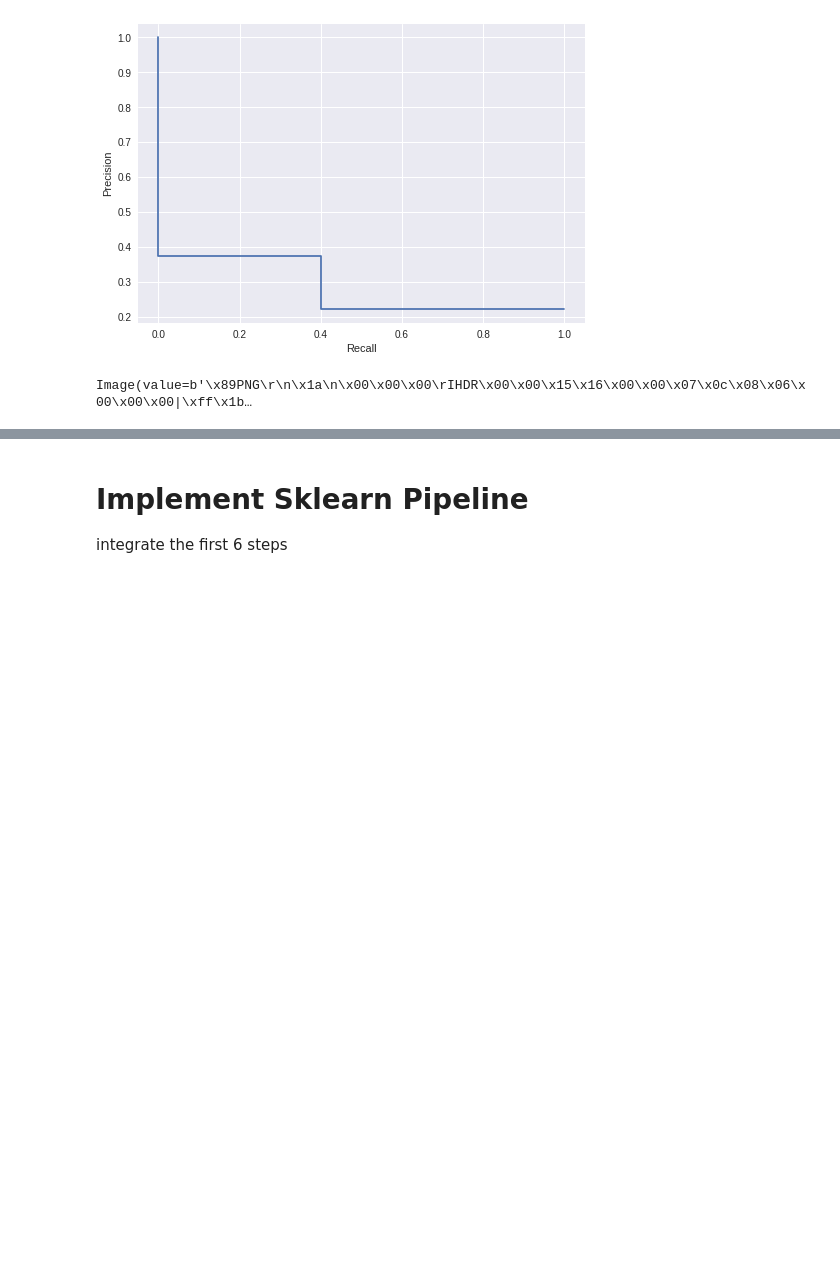
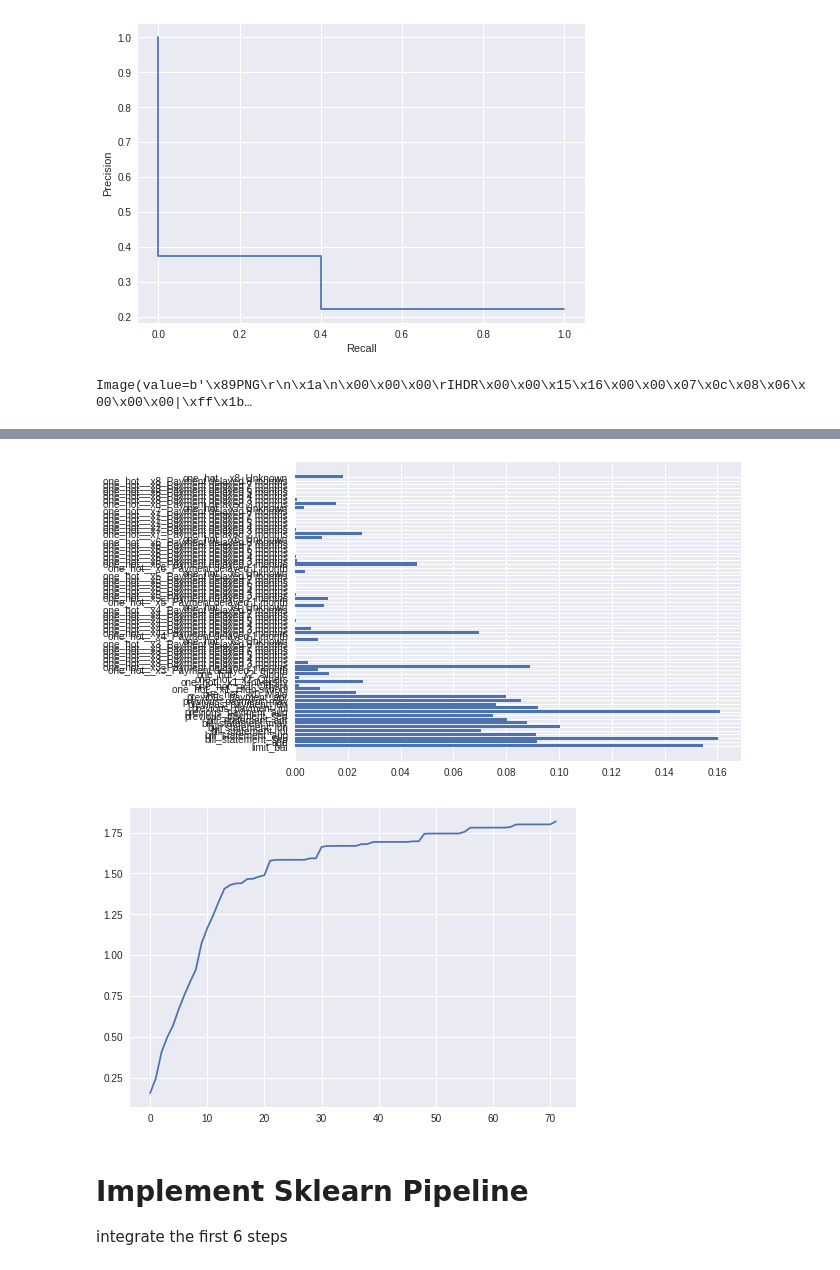
Before and after one commit to edwardelson/financial-model, a Jupyter notebook: tabular_classification_template.ipynb, the cells around one changed output, grey strips where cells are left out. Cells and saved outputs as stored; diff of their text form; code cells hidden in the pictures; blank space fills up the shorter version.

```diff
--- a/tabular_classification_template.ipynb
+++ b/tabular_classification_template.ipynb
@@ -277,3 +325,21 @@ Image(value=b'\x89PNG\r\n\x1a\n\x00\x00\x00\rIHDR\x00\x00\x15\x16\x00\x00\x07\x0
+# %%
+# Permutation Importance
+# !pip install eli5
+from eli5.sklearn import PermutationImportance
+
+perm = PermutationImportance(tree_classifier, n_iter = 25,
+                             random_state=42)
+perm.fit(X_train_ohe, y_train)
+
+feature_names = X_train_ohe.columns
+plt.barh(feature_names, perm.feature_importances_)
+plt.show()
+
+plt.plot(np.cumsum(perm.feature_importances_))
+plt.show()
+# %% [output]
+[figure, added]
+[figure, added]
 # %% [markdown]
 # Implement Sklearn Pipeline
 integrate the first 6 steps
```
Also changed, not shown: parts of 13 cells of this notebook.
